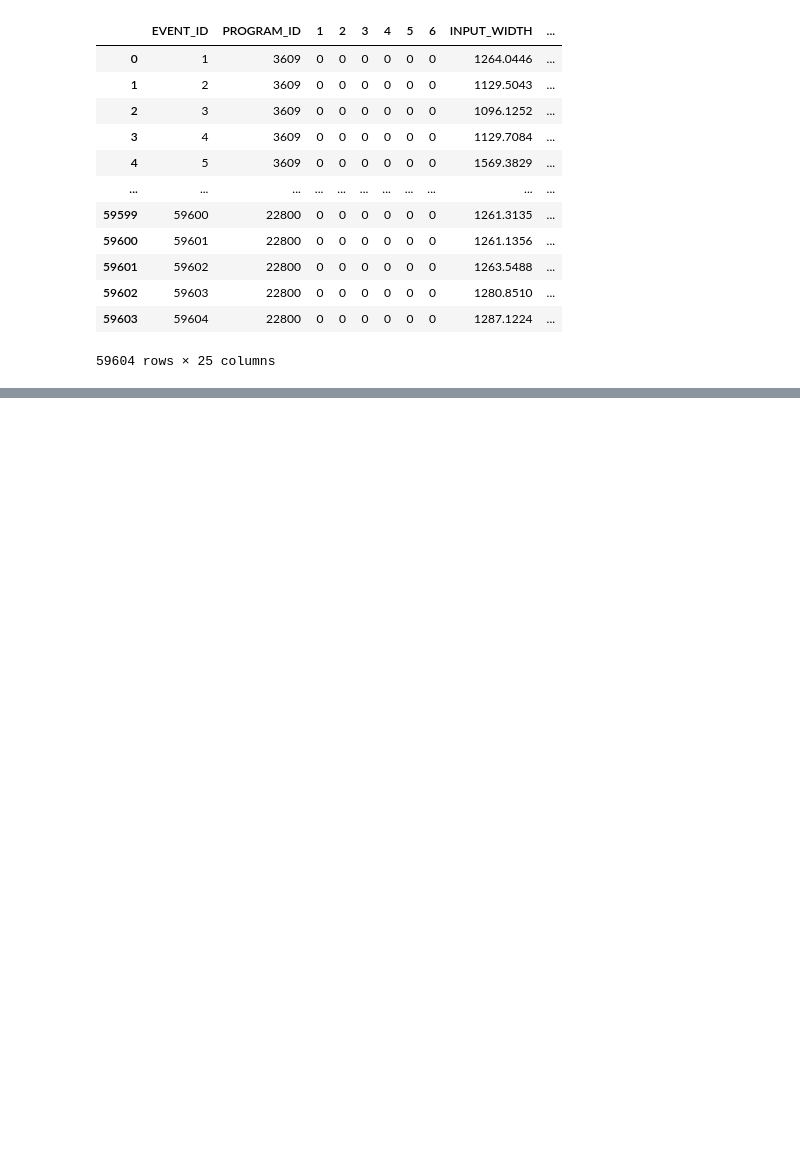
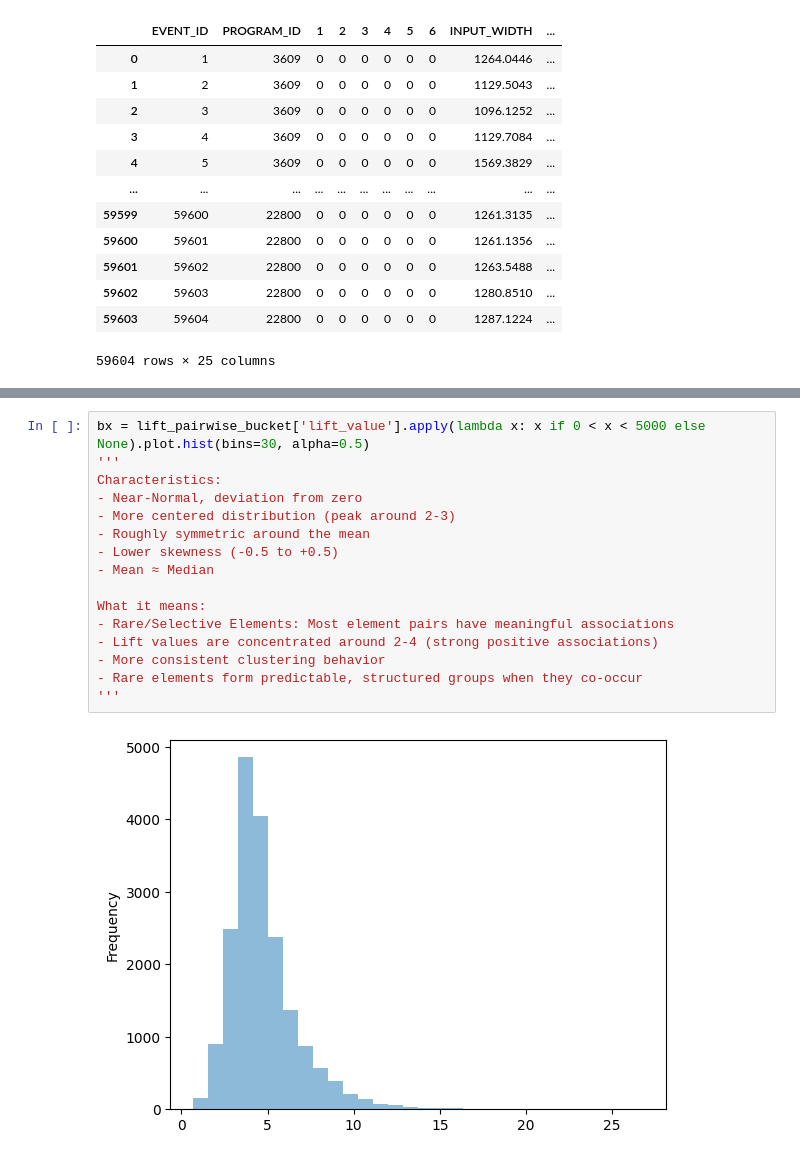
Before and after one commit to serkosi/discrimination-of-the-two-types-of-constraints-in-statistical-properties-of-the-production-data, a Jupyter notebook: 21_methods_real-events.ipynb, the cells around one changed output, grey strips where cells are left out. Saved outputs shown, nothing was run; the diff lists cells and outputs as text; blank space fills up the shorter version.

```diff
--- a/21_methods_real-events.ipynb
+++ b/21_methods_real-events.ipynb
@@ -79,0 +106,18 @@ ax = lift_pairwise['lift_value'].apply(lambda x: x if 25 < x < 5000 else None).p
+# %%
+bx = lift_pairwise_bucket['lift_value'].apply(lambda x: x if 0 < x < 5000 else None).plot.hist(bins=30, alpha=0.5)
+'''
+Characteristics:
+- Near-Normal, deviation from zero
+- More centered distribution (peak around 2-3)
+- Roughly symmetric around the mean
+- Lower skewness (-0.5 to +0.5)
+- Mean ≈ Median
+
+What it means:
+- Rare/Selective Elements: Most element pairs have meaningful associations
+- Lift values are concentrated around 2-4 (strong positive associations)
+- More consistent clustering behavior
+- Rare elements form predictable, structured groups when they co-occur
+'''
+# %% [output]
+[figure, added]
```
Also changed, not shown: parts of 12 cells of this notebook.
